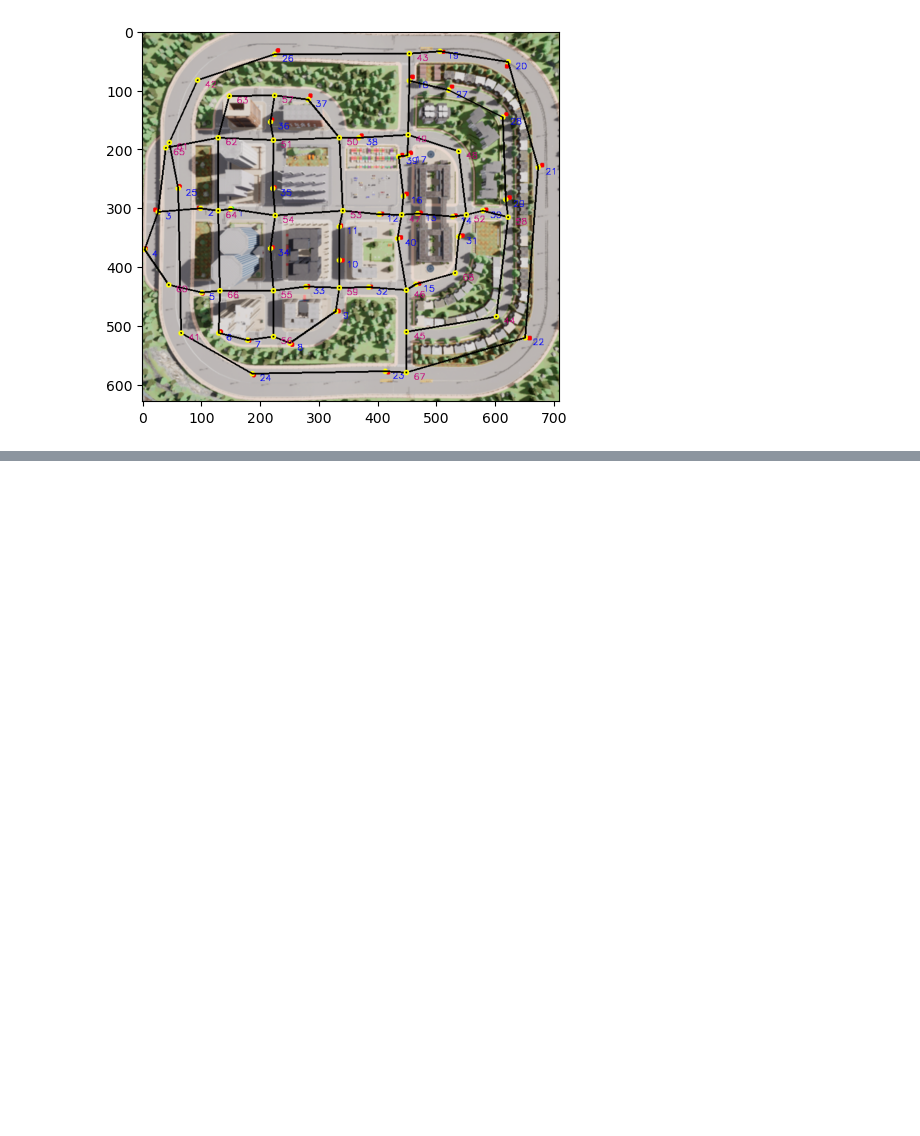
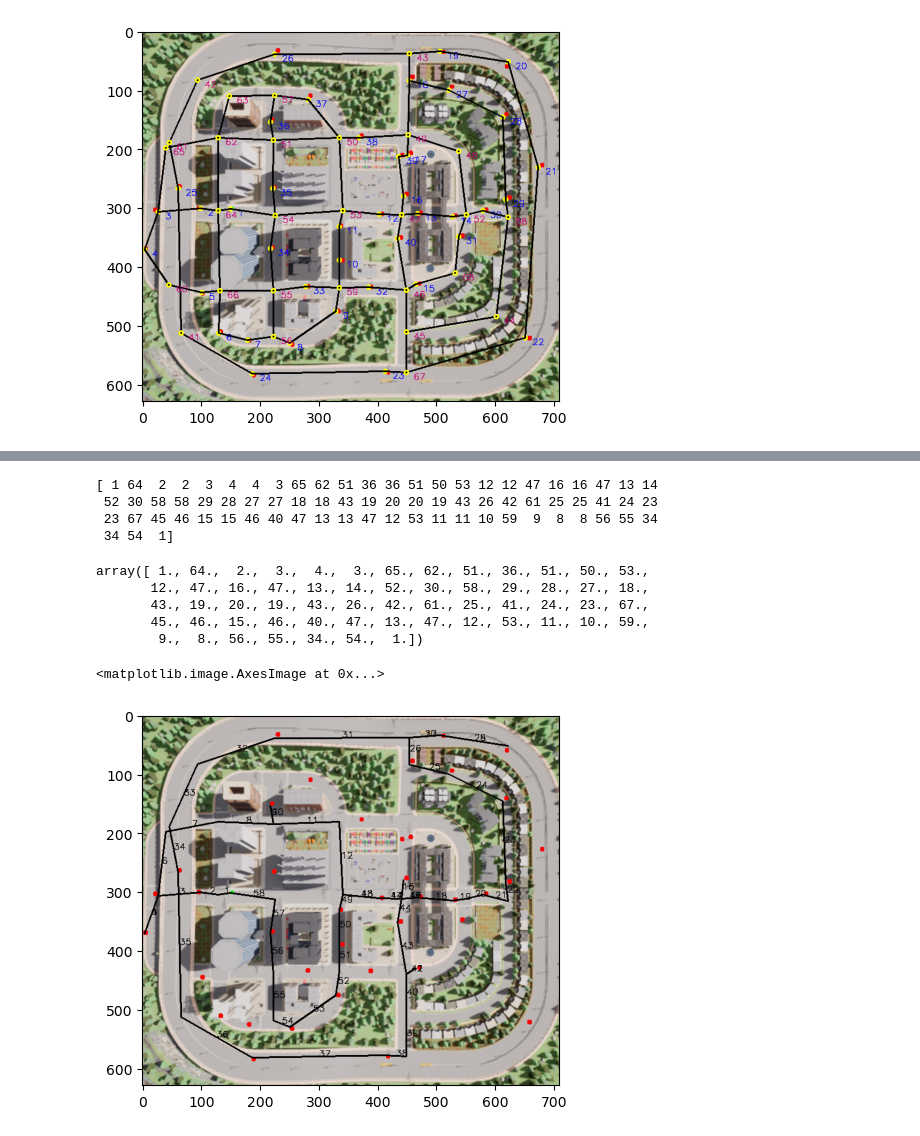
Before and after one commit to WelsonAA/shellpath, a Jupyter notebook: src/dallashNB.ipynb, the cells around one changed output, grey strips where cells are left out. Saved outputs shown, nothing was run; the diff lists cells and outputs as text; code cells hidden in the pictures; blank space fills up the shorter version.

```diff
--- a/src/dallashNB.ipynb
+++ b/src/dallashNB.ipynb
@@ -301,2 +561,60 @@ dp[33][33]
+# %%
+finalpath = getPath(1, gorder[0], ans = None)
+
+n = gorder.shape[0]
+
+for i in range (n-1):
+    finalpath = np.concatenate( (finalpath, getPath( gorder[i],gorder[i+1], ans = None)), axis=None  )
+
+finalpath = np.concatenate( (finalpath, getPath( gorder[n-1],1, ans = None)), axis=None  )
+print(finalpath)
+# %% [output]
+[ 1 64  2  2  3  4  4  3 65 62 51 36 36 51 50 53 12 12 47 16 16 47 13 14
+ 52 30 58 58 29 28 27 27 18 18 43 19 20 20 19 43 26 42 61 25 25 41 24 23
+ 23 67 45 46 15 15 46 40 47 13 13 47 12 53 11 11 10 59  9  8  8 56 55 34
+ 34 54  1]
+# %%
+newfinalPath = np.array([])
+
+
+for i in range (finalpath.shape[0]):
+    if (newfinalPath.shape[0] == 0 or finalpath[i]!= newfinalPath [ newfinalPath.shape[0] -1]):
+        newfinalPath = np.insert(newfinalPath, newfinalPath.shape[0], finalpath[i])
+
+
+finalpath= newfinalPath
+finalpath
+# %% [output]
+array([ 1., 64.,  2.,  3.,  4.,  3., 65., 62., 51., 36., 51., 50., 53.,
+       12., 47., 16., 47., 13., 14., 52., 30., 58., 29., 28., 27., 18.,
+       43., 19., 20., 19., 43., 26., 42., 61., 25., 41., 24., 23., 67.,
+       45., 46., 15., 46., 40., 47., 13., 47., 12., 53., 11., 10., 59.,
+        9.,  8., 56., 55., 34., 54.,  1.])
+# %%
+img = cv2.imread("img.png")
+#finalpath =  np.array([1,5,6])
+n = finalpath.shape[0]
+
+imgcopy = img
+c = 1
+
+for i in range (n-1):
+
+    s =  int (finalpath[i])
+    d = int (finalpath[i+1])
+    sx, sy = traslate(point= get_point(s))
+    dx, dy = traslate(point= get_point(d))
+
+    center = (int ((sx+dx)/2) , int ((sy+dy)/2))
+    cv2.putText(imgcopy, str(c), center, font,fontScale,(0,0,0),thickness, lineType)
+
+    cv2.line(imgcopy, (sx,sy), (dx,dy), (0,0,0), 2)
+    c+=1
+
+
+plt.imshow(imgcopy[:,:,::-1])
+# %% [output]
+<matplotlib.image.AxesImage at 0x...>
+[figure, added]
 # %%
 '''
```
Also changed, not shown: parts of 25 cells of this notebook.
